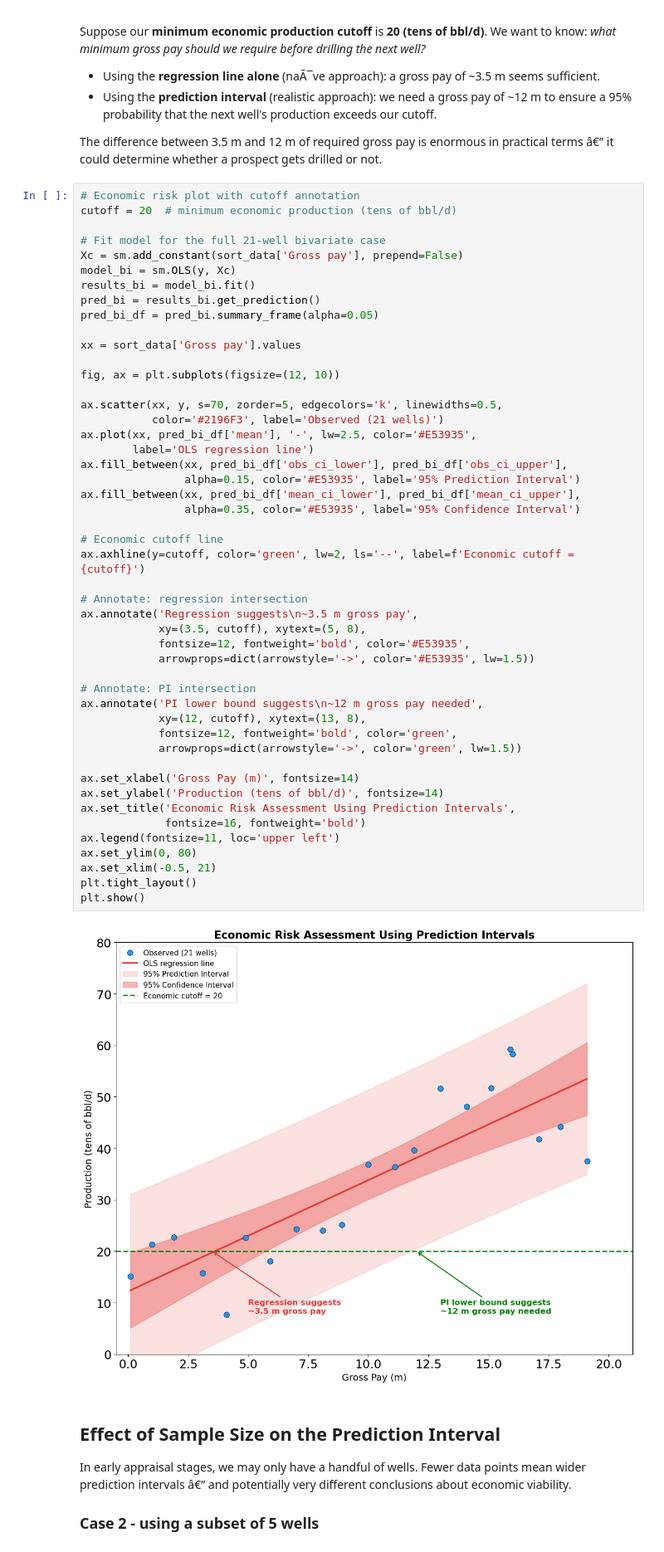
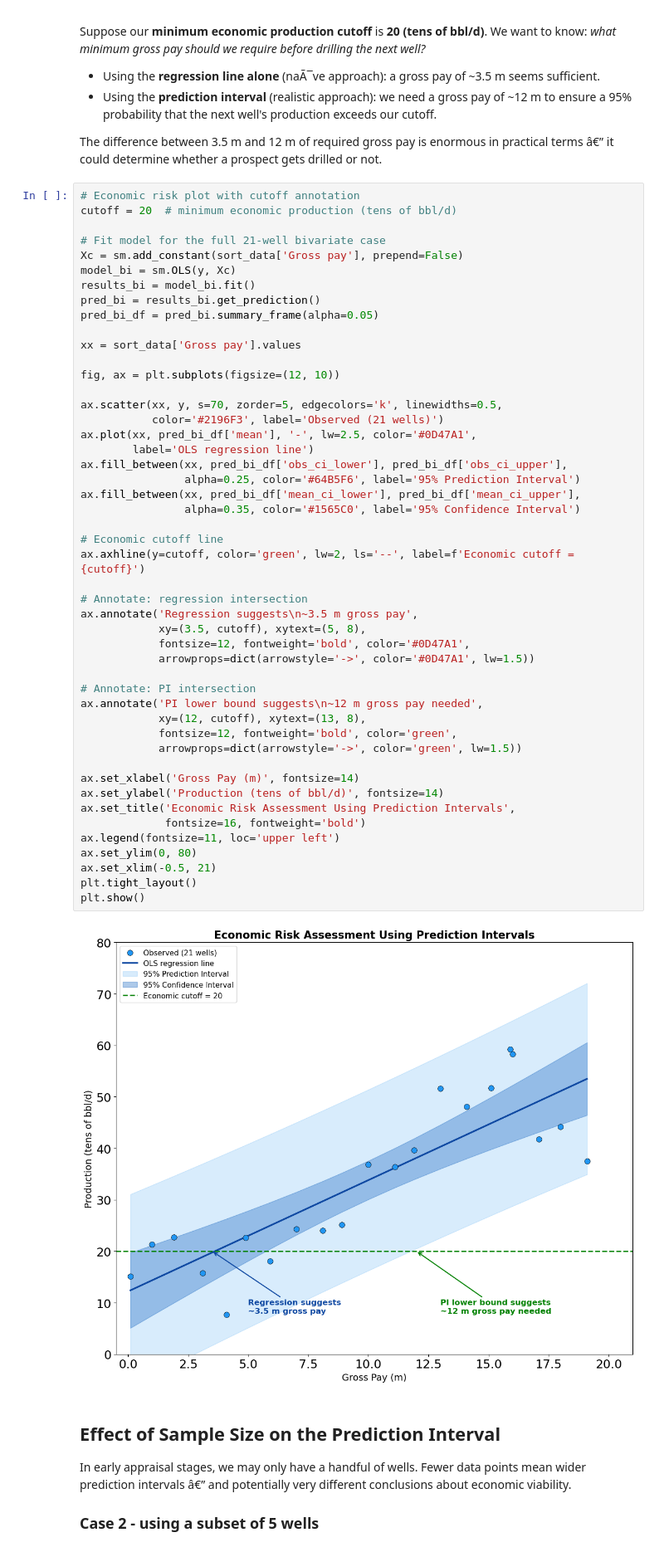
Before and after one commit to mycarta/Data-science-tools-petroleum-exploration-and-production, a Jupyter notebook: Python/notebooks/Python_OLS_confidence_interval_and_prediction_interval.ipynb, the cells around one changed output. Shown at 83% size. Cells and saved outputs as stored; diff of their text form.

```diff
--- a/Python/notebooks/Python_OLS_confidence_interval_and_prediction_interval.ipynb
+++ b/Python/notebooks/Python_OLS_confidence_interval_and_prediction_interval.ipynb
@@ -223,39 +223,39 @@ fig, ax = plt.subplots(figsize=(12, 10))
 
 ax.scatter(xx, y, s=70, zorder=5, edgecolors='k', linewidths=0.5,
            color='#2196F3', label='Observed (21 wells)')
-ax.plot(xx, pred_bi_df['mean'], '-', lw=2.5, color='#E53935',
+ax.plot(xx, pred_bi_df['mean'], '-', lw=2.5, color='#0D47A1',
         label='OLS regression line')
 ax.fill_between(xx, pred_bi_df['obs_ci_lower'], pred_bi_df['obs_ci_upper'],
-                alpha=0.15, color='#E53935', label='95% Prediction Interval')
+                alpha=0.25, color='#64B5F6', label='95% Prediction Interval')
 ax.fill_between(xx, pred_bi_df['mean_ci_lower'], pred_bi_df['mean_ci_upper'],
-                alpha=0.35, color='#E53935', label='95% Confidence Interval')
+                alpha=0.35, color='#1565C0', label='95% Confidence Interval')
 
 # Economic cutoff line
 ax.axhline(y=cutoff, color='green', lw=2, ls='--', label=f'Economic cutoff = {cutoff}')
 
 # Annotate: regression intersection
 ax.annotate('Regression suggests\n~3.5 m gross pay',
             xy=(3.5, cutoff), xytext=(5, 8),
-            fontsize=12, fontweight='bold', color='#E53935',
-            arrowprops=dict(arrowstyle='->', color='#E53935', lw=1.5))
+            fontsize=12, fontweight='bold', color='#0D47A1',
+            arrowprops=dict(arrowstyle='->', color='#0D47A1', lw=1.5))
 
 # Annotate: PI intersection
 ax.annotate('PI lower bound suggests\n~12 m gross pay needed',
             xy=(12, cutoff), xytext=(13, 8),
             fontsize=12, fontweight='bold', color='green',
             arrowprops=dict(arrowstyle='->', color='green', lw=1.5))
 
 ax.set_xlabel('Gross Pay (m)', fontsize=14)
 ax.set_ylabel('Production (tens of bbl/d)', fontsize=14)
 ax.set_title('Economic Risk Assessment Using Prediction Intervals',
              fontsize=16, fontweight='bold')
 ax.legend(fontsize=11, loc='upper left')
 ax.set_ylim(0, 80)
 ax.set_xlim(-0.5, 21)
 plt.tight_layout()
 plt.show()
 # %% [output]
-[figure, old version]
+[figure, new version]
 # %% [markdown]
 ## Effect of Sample Size on the Prediction Interval
 
```
Also changed, not shown: parts of 7 cells of this notebook.
